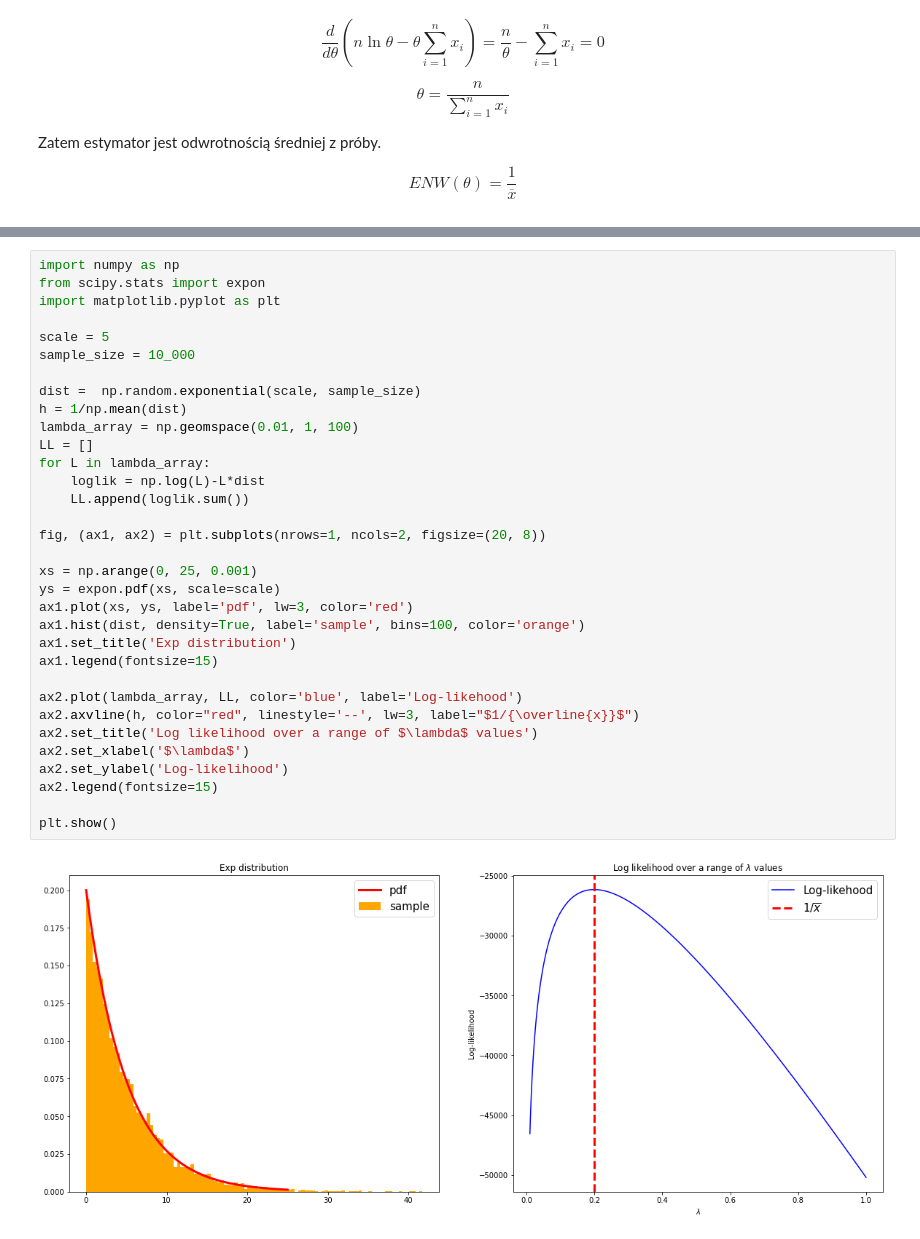
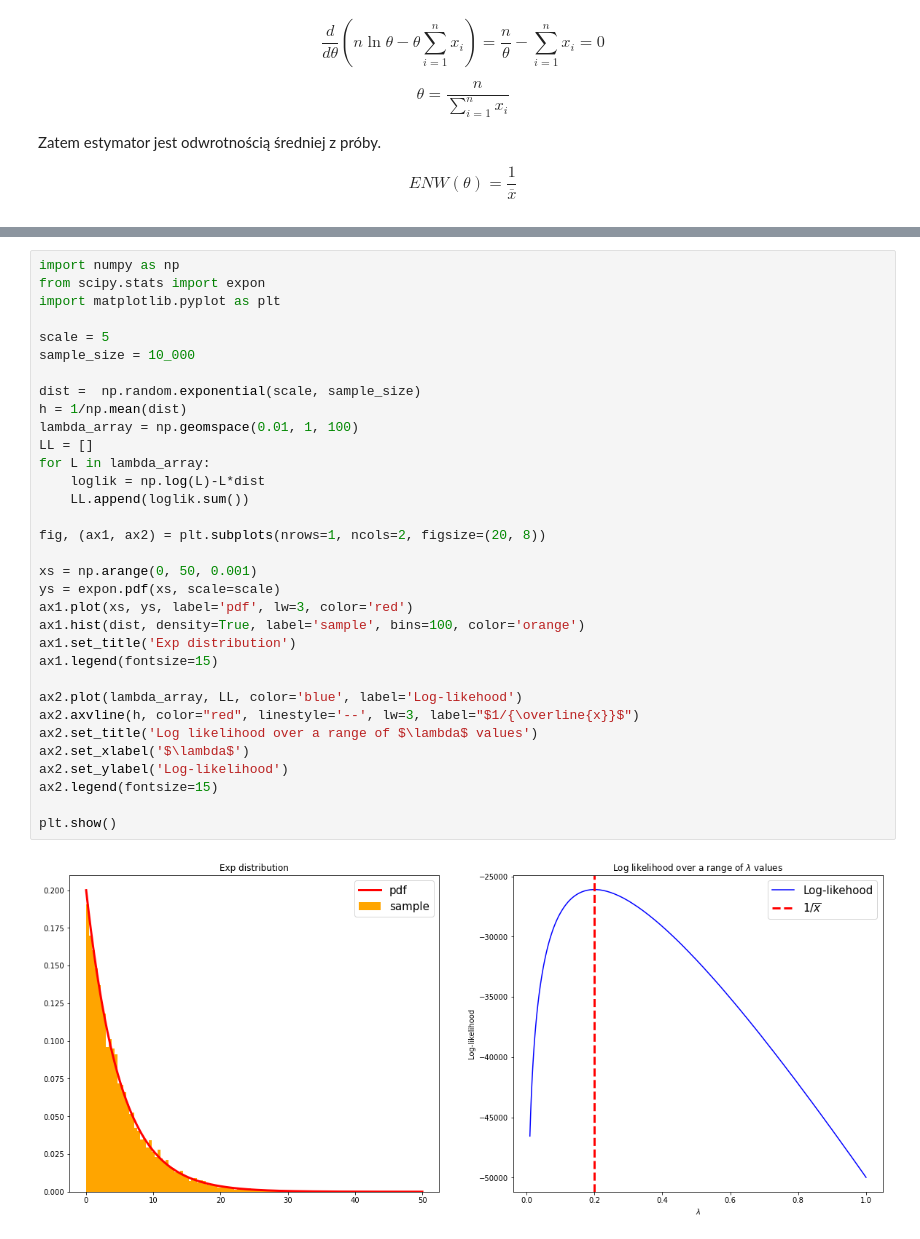
Before and after one commit to kosmobiker/SGH, a Jupyter notebook: Statistics/hw2.ipynb, the cells around one changed output, grey strips where cells are left out. Cells and saved outputs as stored; diff of their text form.

```diff
--- a/Statistics/hw2.ipynb
+++ b/Statistics/hw2.ipynb
@@ -62,32 +62,32 @@ from scipy.stats import expon
 import matplotlib.pyplot as plt
 
 scale = 5
 sample_size = 10_000
 
 dist =  np.random.exponential(scale, sample_size)
 h = 1/np.mean(dist)
 lambda_array = np.geomspace(0.01, 1, 100)
 LL = []
 for L in lambda_array:
     loglik = np.log(L)-L*dist
     LL.append(loglik.sum())
 
 fig, (ax1, ax2) = plt.subplots(nrows=1, ncols=2, figsize=(20, 8))
 
-xs = np.arange(0, 25, 0.001)
+xs = np.arange(0, 50, 0.001)
 ys = expon.pdf(xs, scale=scale)
 ax1.plot(xs, ys, label='pdf', lw=3, color='red')
 ax1.hist(dist, density=True, label='sample', bins=100, color='orange')
 ax1.set_title('Exp distribution')
 ax1.legend(fontsize=15)
 
 ax2.plot(lambda_array, LL, color='blue', label='Log-likehood')
 ax2.axvline(h, color="red", linestyle='--', lw=3, label="$1/{\overline{x}}$")
 ax2.set_title('Log likelihood over a range of $\lambda$ values')
 ax2.set_xlabel('$\lambda$')
 ax2.set_ylabel('Log-likelihood')
 ax2.legend(fontsize=15)
 
 plt.show()
 # %% [output]
-[figure, old version]
+[figure, new version]
```
Also changed, not shown: parts of 1 cell of this notebook, 1 other file.
